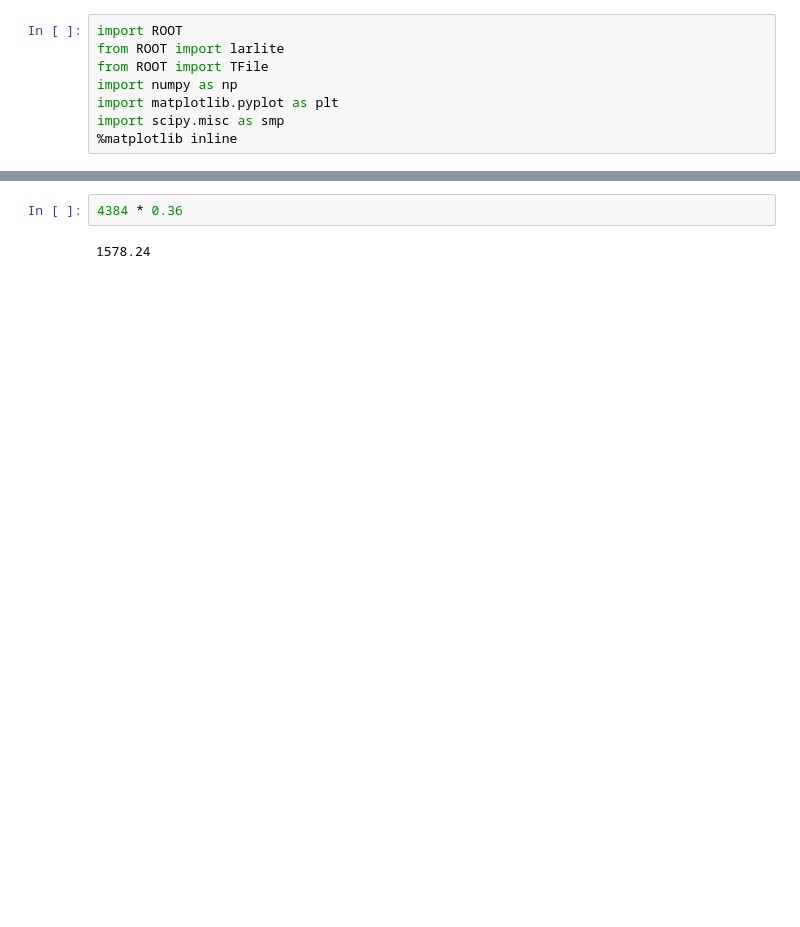
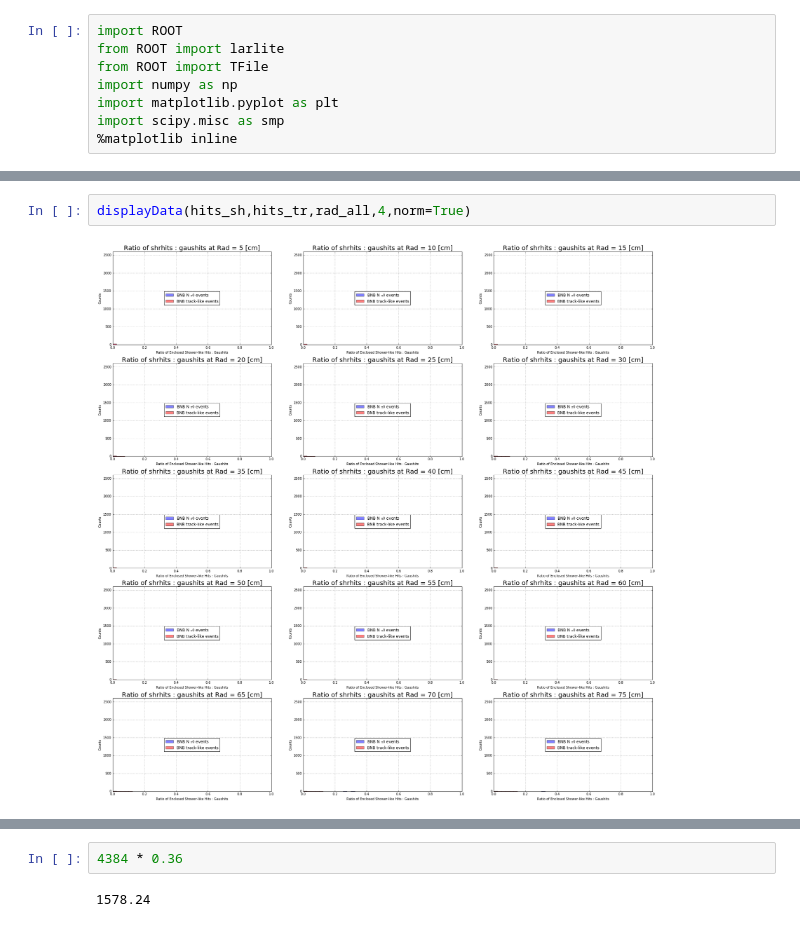
Before and after one commit to ahack379/ShowerTest, a Jupyter notebook: FindCutValue/mac/CosmicBNBFilterStudy.ipynb, the cells around one changed output, grey strips where cells are left out. Saved outputs shown, nothing was run; the diff lists cells and outputs as text; blank space fills up the shorter version.

```diff
--- a/FindCutValue/mac/CosmicBNBFilterStudy.ipynb
+++ b/FindCutValue/mac/CosmicBNBFilterStudy.ipynb
@@ -103,3 +111,7 @@ displayData(hits_sh,hits_tr,rad_all,4)
+# %%
+displayData(hits_sh,hits_tr,rad_all,4,norm=True)
+# %% [output]
+[figure, added]
 # %%
 plt.figure(figsize=(10,6))
 #for i in xrange(len(rad)/2,len(rad)):
```
Also changed, not shown: parts of 6 cells of this notebook, 50 other files.
